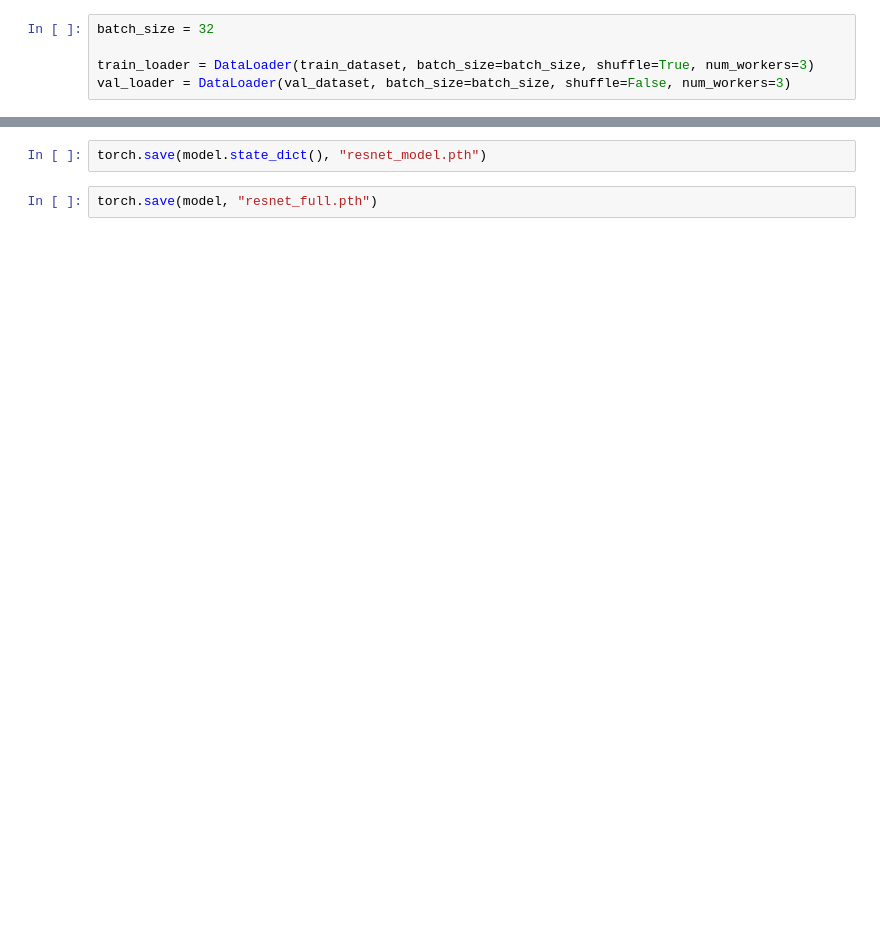
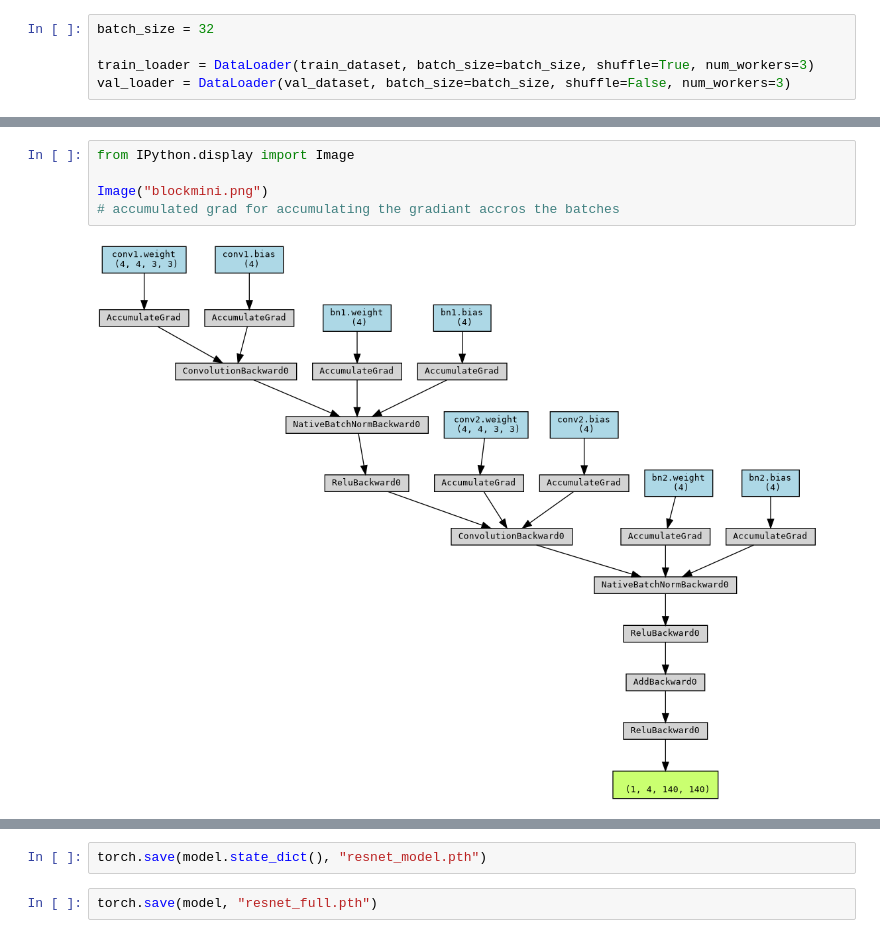
Before and after one commit to matthbatt/Deep-learning-gravitational-lensing, a Jupyter notebook: gravitational_lensing.ipynb, the cells around one changed output, grey strips where cells are left out. Drawn from its saved outputs; the diff is of its cells as text; blank space fills up the shorter version.

```diff
--- a/gravitational_lensing.ipynb
+++ b/gravitational_lensing.ipynb
@@ -493,0 +426,7 @@ len(train_loader)
+# %%
+from IPython.display import Image
+
+Image("blockmini.png")
+# accumulated grad for accumulating the gradiant accros the batches
+# %% [output]
+[figure, added]
```
Also changed, not shown: parts of 33 cells of this notebook, 1 other file.
